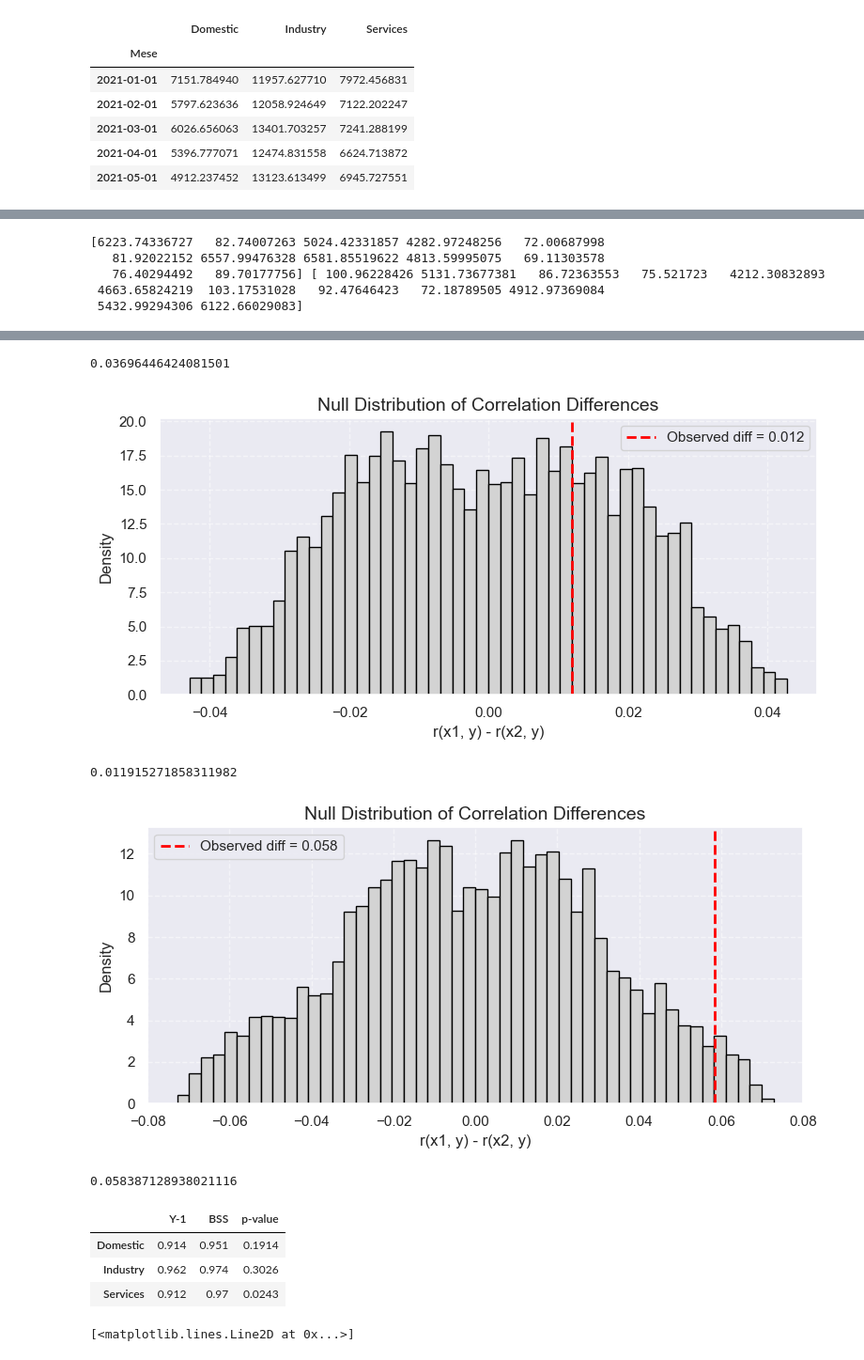
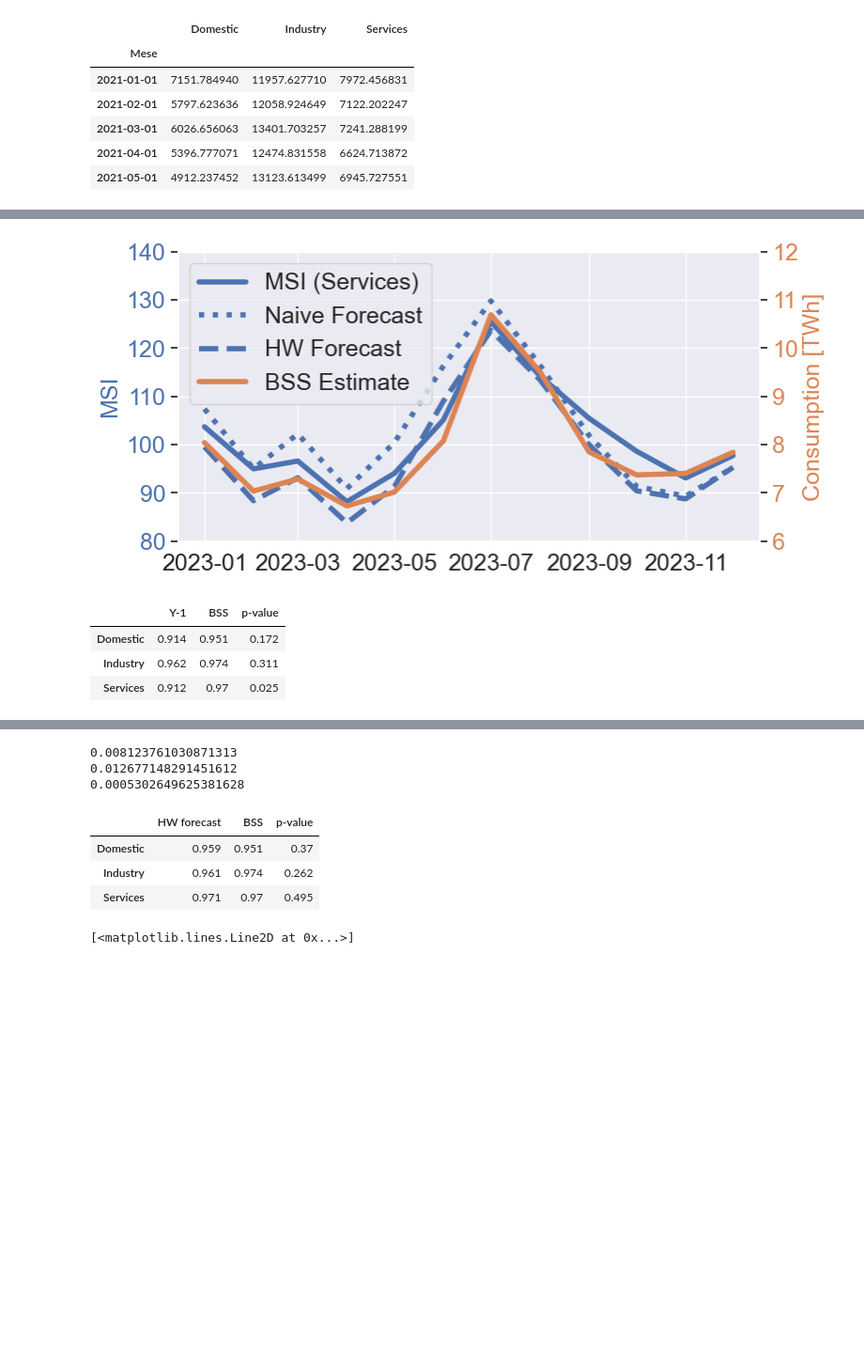
Before and after one commit to gkchln/load-bss, a Jupyter notebook: load_decomposition_analysis.ipynb, the cells around one changed output, grey strips where cells are left out. Shown at 94% size. Cells and saved outputs as stored; diff of their text form; code cells hidden in the pictures; blank space fills up the shorter version.

```diff
--- a/load_decomposition_analysis.ipynb
+++ b/load_decomposition_analysis.ipynb
@@ -510,3 +665,10 @@ plot_monthly_cons_vs_msi(indics_df, Y_pred_ens, "Services", test_months, linewid
+# %%
+sector = "Services"
+fig = plot_monthly_cons_vs_msi(indics_df, indics_pred_ets, Y_pred_ens, sector, test_months, linewidth=4, fontsize=18, figsize=(8, 4), legend_loc='upper left',
+                         savefig=True, path=f'plots/PenNMF/double_constraint/consumption/{sector.lower()}_vs_msi.png', primary_ylim=(80, 140),
+                         secondary_ylim=(6, 12))
+# %% [output]
+[figure, added]
 # %%
 Y_pred_ens_test = Y_pred_ens[Y_pred_ens.index.isin(test_months)]
 Y_pred_test = Y_pred_ens_test.groupby(Y_pred_ens_test.index)[sectors].mean()
@@ -523,10 +685,27 @@ rng = np.random.default_rng(None)
 mask = rng.integers(0, 2, size=n)
 sample1 = np.where(mask, x1, x2)
 sample2 = np.where(mask, x2, x1)
-print(sample1, sample2)
+
+corr_df = pd.DataFrame(index=sectors, columns=['Y-1', 'BSS', 'p-value'])
+for sector in sectors:
+    y = indics_test.loc[:, indicator[sector]]
+    x = Y_pred_test.loc[:, sector]
+
+    # Calculate correlation and p-value
+    corr, _ = pearsonr(x, y)
+    corr_df.loc[sector, 'BSS'] = round(corr, 3)
+
+    x_naive = indics_naive.loc[:, indicator[sector]]
+    corr_naive, _ = pearsonr(x_naive, y)
+    corr_df.loc[sector, 'Y-1'] = round(corr_naive, 3)
+
+    obs_diff, p_val = hybrid_permutation_corr_test(x, x_naive, y, n_permutations=1000, plot=False)
+    # print(obs_diff)
+    corr_df.loc[sector, 'p-value'] = p_val
+
+corr_df
 # %% [output]
-[6223.74336727   82.74007263 5024.42331857 4282.97248256   72.00687998
-   81.92022152 6557.99476328 6581.85519622 4813.59995075   69.11303578
-   76.40294492   89.70177756] [ 100.96228426 5131.73677381   86.72363553   75.521723   4212.30832893
- 4663.65824219  103.17531028   92.47646423   72.18789505 4912.97369084
- 5432.99294306 6122.66029083]
+|  | Y-1 | BSS | p-value |
+| Domestic | 0.914 | 0.951 | 0.172 |
+| Industry | 0.962 | 0.974 | 0.311 |
+| Services | 0.912 | 0.97 | 0.025 |
@@ -580,5 +712,15 @@ def hybrid_permutation_corr_test(x1, x2, y, n_permutations=1000, seed=None, plot
 # %%
-corr_df = pd.DataFrame(index=sectors, columns=['Y-1', 'BSS', 'p-value'])
+sector = 'Domestic'
+y = indics_test.loc[:, indicator[sector]]
+x1 = Y_pred_test.loc[:, sector]
+x2 = indics_pred_ets.loc[:, indicator[sector]]
+n = len(y)
+rng = np.random.default_rng(None)
+mask = rng.integers(0, 2, size=n)
+sample1 = np.where(mask, x1, x2)
+sample2 = np.where(mask, x2, x1)
+
+corr_df = pd.DataFrame(index=sectors, columns=['HW forecast', 'BSS', 'p-value'])
 for sector in sectors:
     y = indics_test.loc[:, indicator[sector]]
     x = Y_pred_test.loc[:, sector]
@@ -587,11 +729,11 @@ for sector in sectors:
     corr, _ = pearsonr(x, y)
     corr_df.loc[sector, 'BSS'] = round(corr, 3)
 
-    x_naive = indics_naive.loc[:, indicator[sector]]
-    corr_naive, _ = pearsonr(x_naive, y)
-    corr_df.loc[sector, 'Y-1'] = round(corr_naive, 3)
+    y_forecast = indics_pred_ets.loc[:, indicator[sector]]
+    corr_forecast, _ = pearsonr(y_forecast, y)
+    corr_df.loc[sector, 'HW forecast'] = round(corr_forecast, 3)
 
-    obs_diff, p_val = hybrid_permutation_corr_test(x, x_naive, y, n_permutations=10000)
+    obs_diff, p_val = hybrid_permutation_corr_test(x, y_forecast, y, n_permutations=1000, plot=False)
     print(obs_diff)
     corr_df.loc[sector, 'p-value'] = p_val
 
@@ -601,12 +742,10 @@ corr_df
-0.03696446424081501
+0.008123761030871313
+0.012677148291451612
+0.0005302649625381628
-[figure, removed]
-0.011915271858311982
-[figure, removed]
-0.058387128938021116
-|  | Y-1 | BSS | p-value |
-| Domestic | 0.914 | 0.951 | 0.1914 |
-| Industry | 0.962 | 0.974 | 0.3026 |
-| Services | 0.912 | 0.97 | 0.0243 |
+|  | HW forecast | BSS | p-value |
+| Domestic | 0.959 | 0.951 | 0.37 |
+| Industry | 0.961 | 0.974 | 0.262 |
+| Services | 0.971 | 0.97 | 0.495 |
 # %%
 sector = 'Services'
 x = indics_test.loc[:, indicator[sector]]
```
Also changed, not shown: parts of 24 cells of this notebook.
